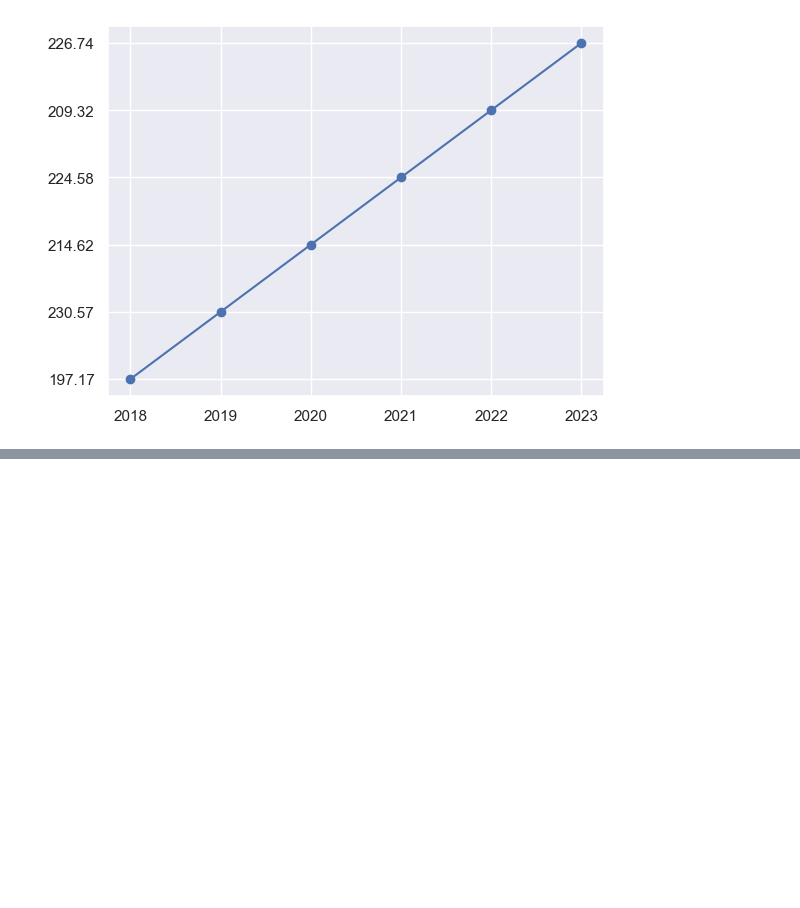
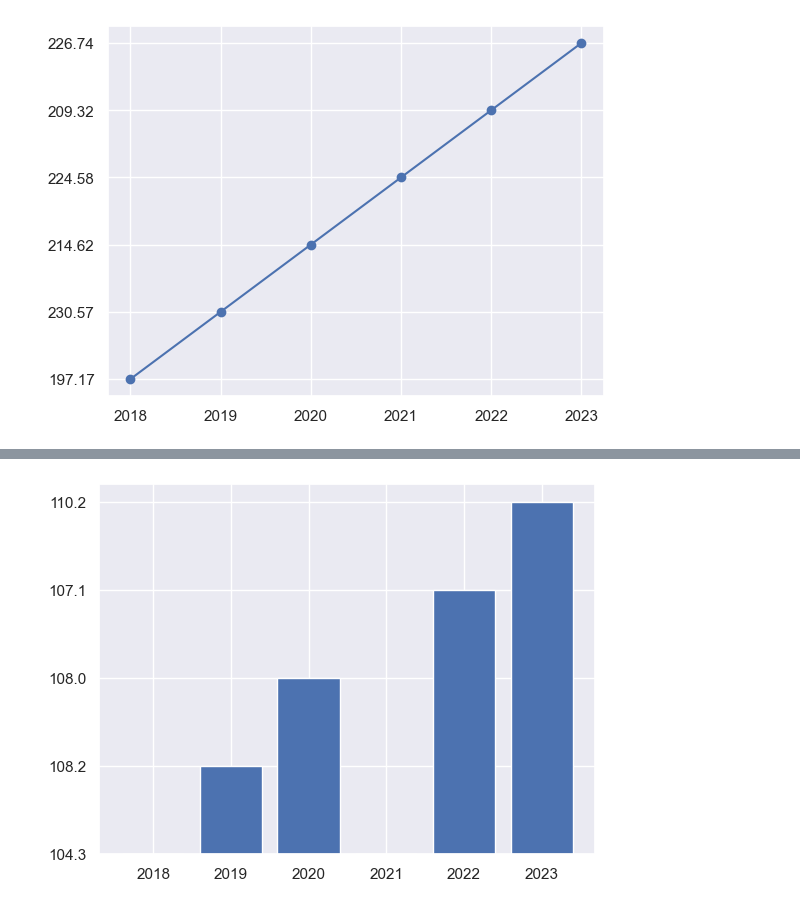
Before and after one commit to TanerGithub2023/Project-in-Data-Science-House-Prices, a Jupyter notebook: Factors and Effects That Increases House Prices in Cyprus.ipynb, the cells around one changed output, grey strips where cells are left out. Saved outputs shown, nothing was run; the diff lists cells and outputs as text; code cells hidden in the pictures; blank space fills up the shorter version.

Commit message:
Add files via upload
Updated version of the Code version of The House Prices in Cyprus

```diff
--- a/Factors and Effects That Increases House Prices in Cyprus.ipynb
+++ b/Factors and Effects That Increases House Prices in Cyprus.ipynb
@@ -70,0 +106,7 @@ plt.show()
+# %%
+Yearb=['2018','2019','2020','2021','2022','2023']
+HouseIndex=['104.3','108.2','108.0','104.3','107.1','110.2']
+plt.bar(Yearb,HouseIndex)
+plt.show()
+# %% [output]
+[figure, added]
```
Also changed, not shown: parts of 33 cells of this notebook.
